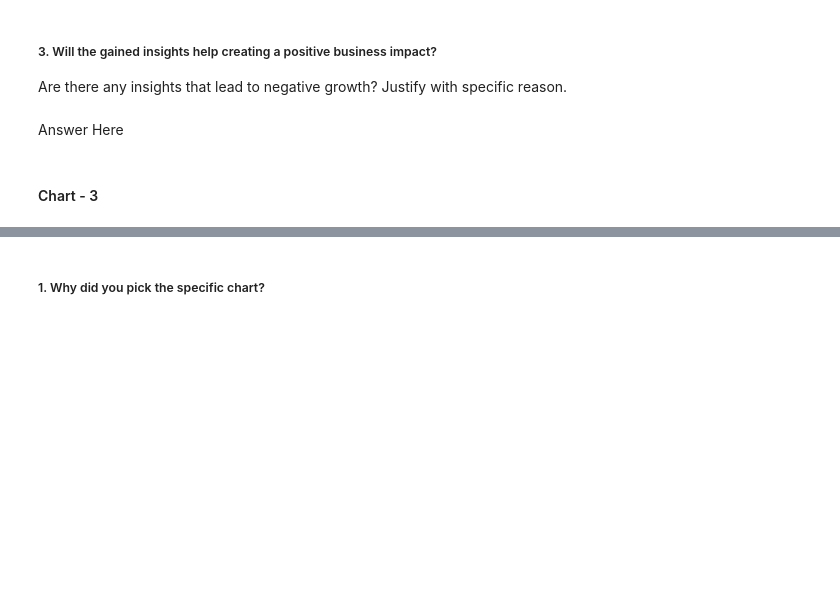
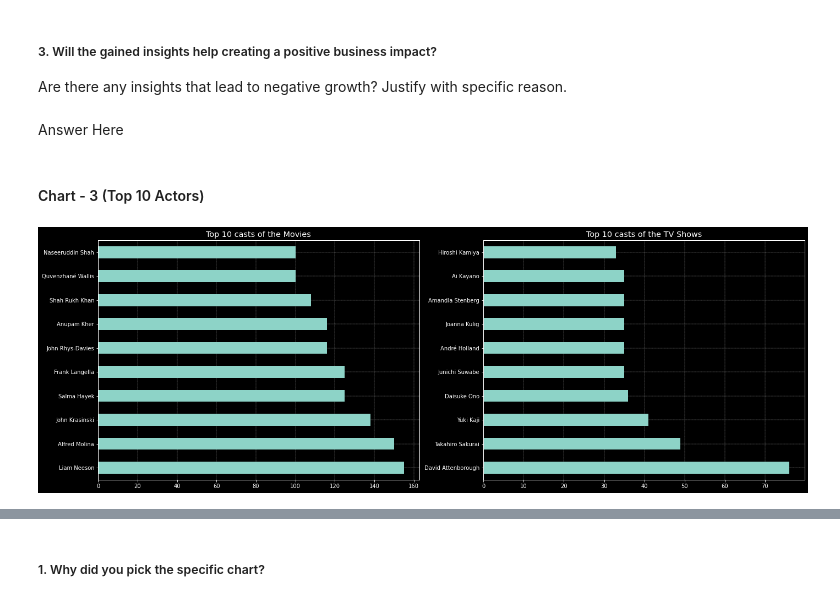
Before and after one commit to Shahrukh2016/Netflix_Movies_and_TV_Shows_Clustering, a Jupyter notebook: IndividualColab_NetflixMoviesAndTvShowsClustering.ipynb, the cells around one changed output, grey strips where cells are left out. Saved outputs shown, nothing was run; the diff lists cells and outputs as text; code cells hidden in the pictures; blank space fills up the shorter version.

```diff
--- a/IndividualColab_NetflixMoviesAndTvShowsClustering.ipynb
+++ b/IndividualColab_NetflixMoviesAndTvShowsClustering.ipynb
@@ -669,6 +757,19 @@ Are there any insights that lead to negative growth? Justify with specific reaso
 # %% [markdown]
 Answer Here
 # %% [markdown]
-#### Chart - 3
+#### Chart - 3 (Top 10 Actors)
 # %%
 # Chart - 3 visualization code
+# %%
+# Top 10 casts in Movies and TV Shows
+# plt.style.use('default')
+plt.style.use('dark_background')
+plt.figure(figsize=(23,8))
+for i,j,k in ((df_movies, 'Movies',0),(df_tvshows, 'TV Shows',1)):
+  plt.subplot(1,2,k+1)
+  i[~(i['Actors']=='Unknown')].Actors.value_counts()[:10].plot(kind='barh')
+  plt.title(f'Top 10 casts of the {j}')
+  plt.grid(linestyle='--', linewidth=0.3)
+plt.show()
+# %% [output]
+[figure, added]
```
Also changed, not shown: parts of 34 cells of this notebook.
